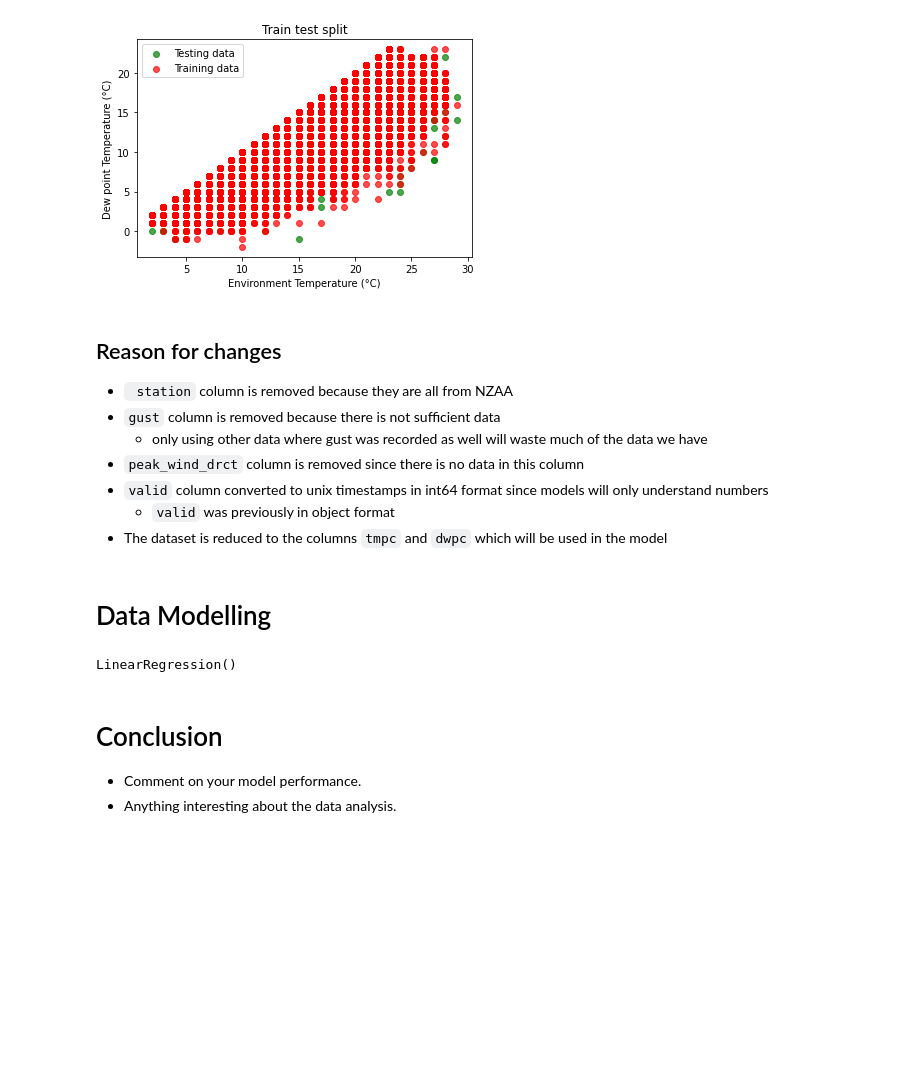
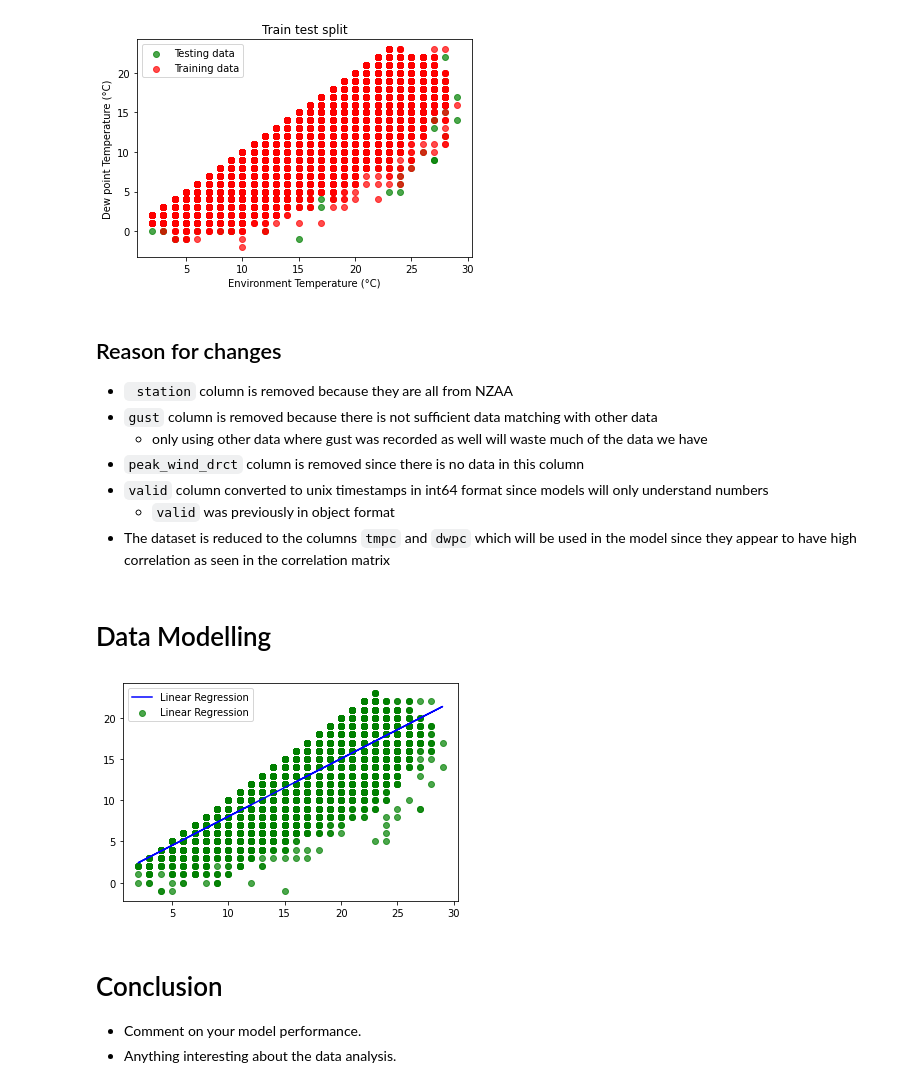
Before and after one commit to BraveNewWord/msa-phase-2, a Jupyter notebook: data-science-module/submission.ipynb, the cells around one changed output. Saved outputs shown, nothing was run; the diff lists cells and outputs as text; code cells hidden in the pictures; blank space fills up the shorter version.

```diff
--- a/data-science-module/submission.ipynb
+++ b/data-science-module/submission.ipynb
@@ -118,21 +156,25 @@ plt.show()
 # %% [markdown]
 ## Reason for changes
 - ` station` column is removed because they are all from NZAA
-- `gust` column is removed because there is not sufficient data
+- `gust` column is removed because there is not sufficient data matching with other data
     - only using other data where gust was recorded as well will waste much of the data we have
 - `peak_wind_drct` column is removed since there is no data in this column
 - `valid` column converted to unix timestamps in int64 format since models will only understand numbers
     - `valid` was previously in object format
-- The dataset is reduced to the columns `tmpc` and `dwpc` which will be used in the model
+- The dataset is reduced to the columns `tmpc` and `dwpc` which will be used in the model since they appear to have high correlation as seen in the correlation matrix
 # %% [markdown]
 # Data Modelling
 # %%
 from sklearn.linear_model import LinearRegression
 LR = LinearRegression()
-# x_train.values.reshape(-1,1)
-# LR.fit(x_train.values.reshape(-1,1), y_train.values)
+LR.fit(x_train.values.reshape(-1,1), y_train.values)
+prediction = LR.predict(x_test.values.reshape(-1,1))
+plt.plot(x_test, prediction, label='Linear Regression', color= 'b')
+plt.scatter(x_test, y_test, label='Linear Regression', color= 'g', alpha=.7)
+plt.legend()
+plt.show()
 # %% [output]
-LinearRegression()
+[figure, added]
 # %% [markdown]
 # Conclusion
 
```
Also changed, not shown: parts of 3 cells of this notebook.
